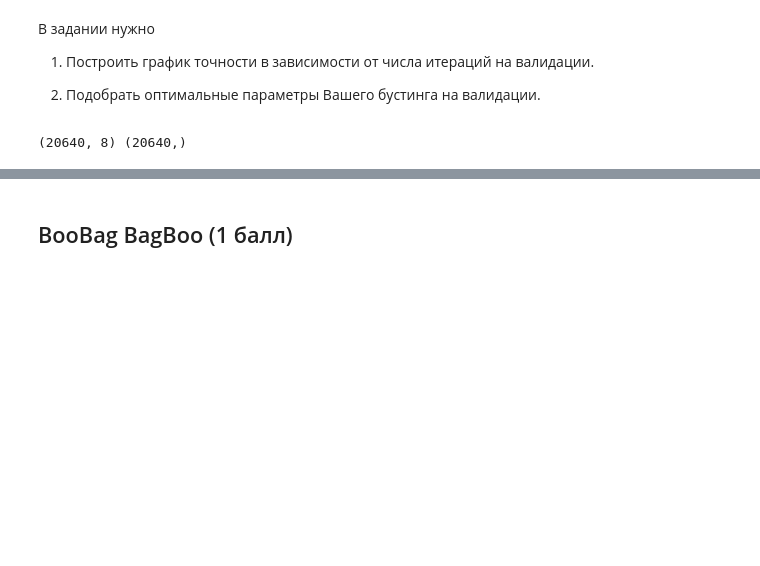
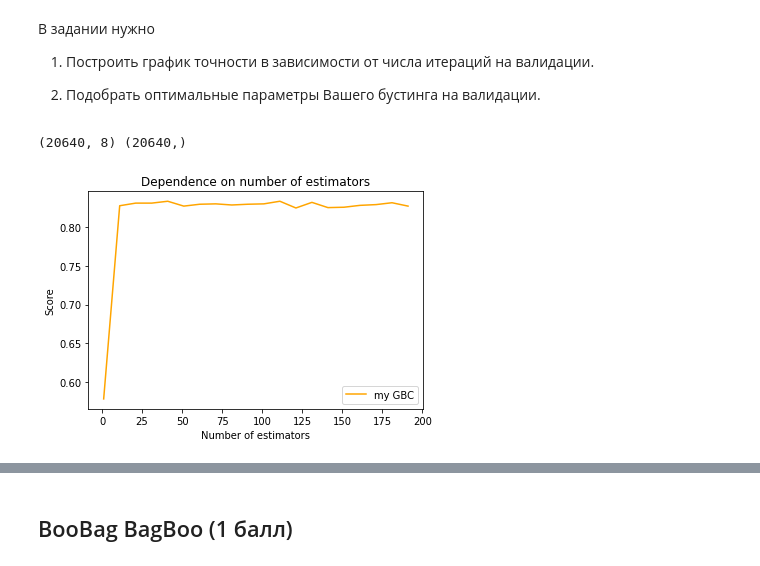
Before and after one commit to makler322/msu_ml_spring_2021, a Jupyter notebook: 04/Gradient_Boosting.ipynb, the cells around one changed output, grey strips where cells are left out. Drawn from its saved outputs; the diff is of its cells as text; code cells hidden in the pictures; blank space fills up the shorter version.

```diff
--- a/04/Gradient_Boosting.ipynb
+++ b/04/Gradient_Boosting.ipynb
@@ -164,3 +186,25 @@ y = (y > 2.0).astype(int)
 print(X.shape, y.shape)
 # %% [output]
 (20640, 8) (20640,)
+# %%
+X_train, X_test, y_train, y_test = train_test_split(X, y, test_size=0.1, stratify=y)
+# %%
+my_GBC_score = []
+number_of_estimators = []
+for i in tqdm(range(1, 200, 10)):
+    my_clf = MyGradientBoostingClassifier(n_estimators = i)
+    my_clf.fit(X_train, y_train)
+    my_GBC_score.append(accuracy_score(y_pred=my_clf.predict(X_test), y_true=y_test))
+    number_of_estimators.append(i)
+
+
+plt.plot(number_of_estimators, my_GBC_score, color='orange', label='my GBC')
+
+plt.xlabel("Number of estimators")
+plt.ylabel("Score")
+plt.title("Dependence on number of estimators")
+
+plt.legend()
+plt.show()
+# %% [output]
+[figure, added]
```
Also changed, not shown: parts of 14 cells of this notebook.
